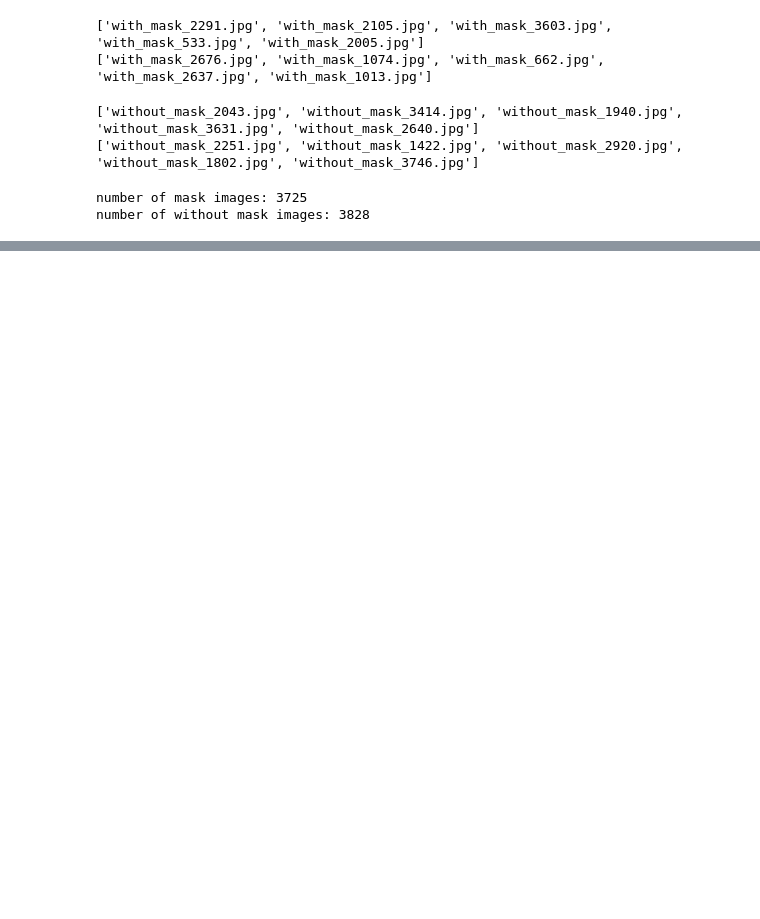
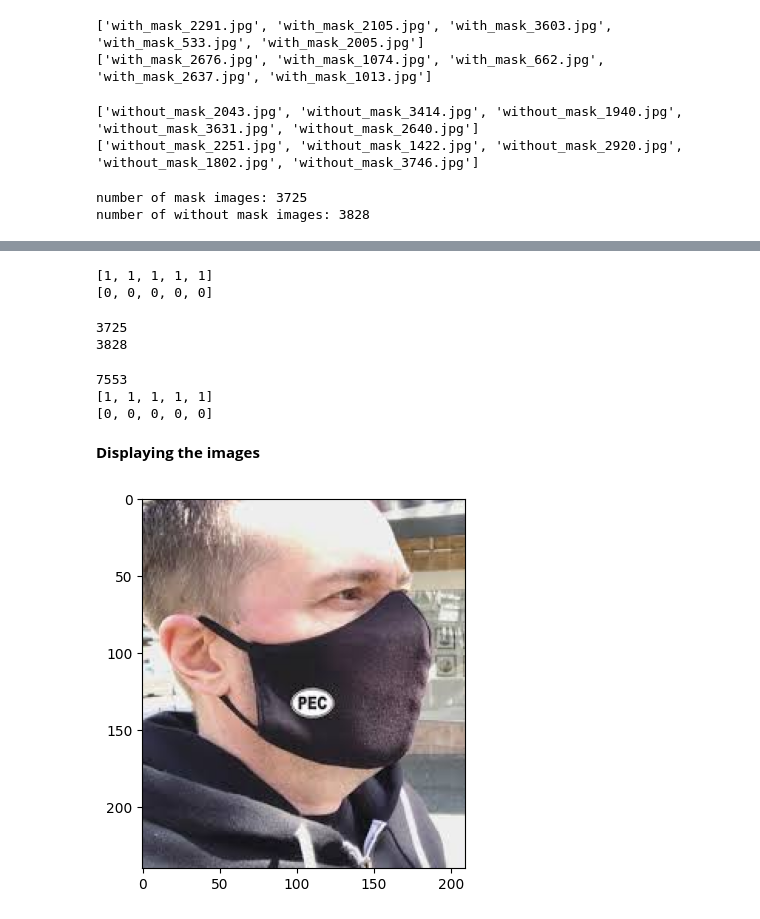
Before and after one commit to Nargesmohammadi/Face-Mask-Detection-CNN, a Jupyter notebook: Face_Mask_Detection.ipynb, the cells around one changed output, grey strips where cells are left out. Drawn from its saved outputs; the diff is of its cells as text; code cells hidden in the pictures; blank space fills up the shorter version.

Commit message:
Displaying the with mask images and without mask images

```diff
--- a/Face_Mask_Detection.ipynb
+++ b/Face_Mask_Detection.ipynb
@@ -78,0 +77,38 @@ Creating Labels for the two class of images
+# %%
+# create the labels
+
+with_mask_label = [1]*3725
+without_mask_label = [0]*3828
+
+print(with_mask_label[0:5])
+
+print(without_mask_label[0:5])
+# %% [output]
+[1, 1, 1, 1, 1]
+[0, 0, 0, 0, 0]
+# %%
+print(len(with_mask_label))
+print(len(without_mask_label))
+# %% [output]
+3725
+3828
+# %%
+labels = with_mask_label + without_mask_label
+
+print(len(labels))
+print(labels[0:5])
+print(labels[-5:])
+# %% [output]
+7553
+[1, 1, 1, 1, 1]
+[0, 0, 0, 0, 0]
+# %% [markdown]
+**Displaying the images**
+# %%
+# displaying with mask image
+
+img = mpimg.imread('/content/data/with_mask/with_mask_2637.jpg')
+imgplot  = plt.imshow(img)
+plt.show()
+# %% [output]
+[figure, added]
```
Also changed, not shown: parts of 5 cells of this notebook.
